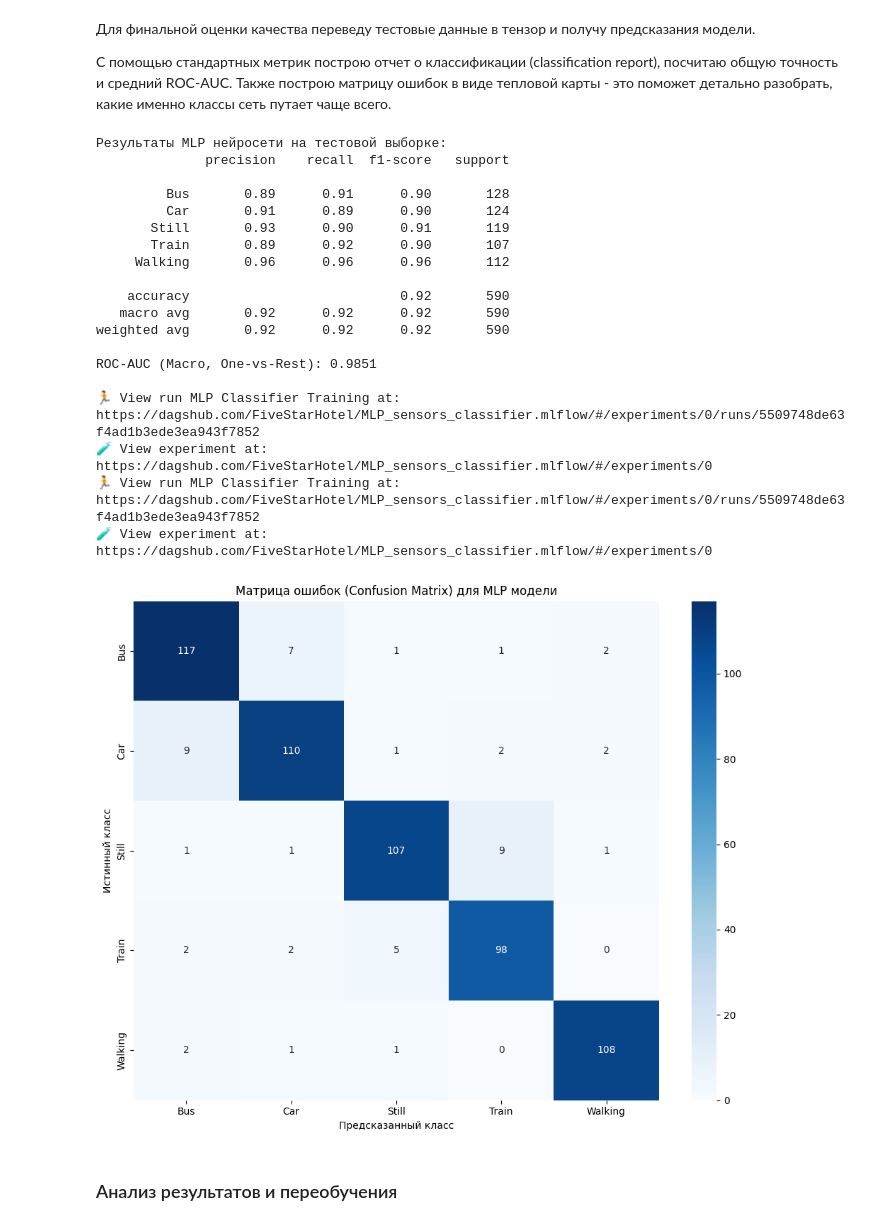
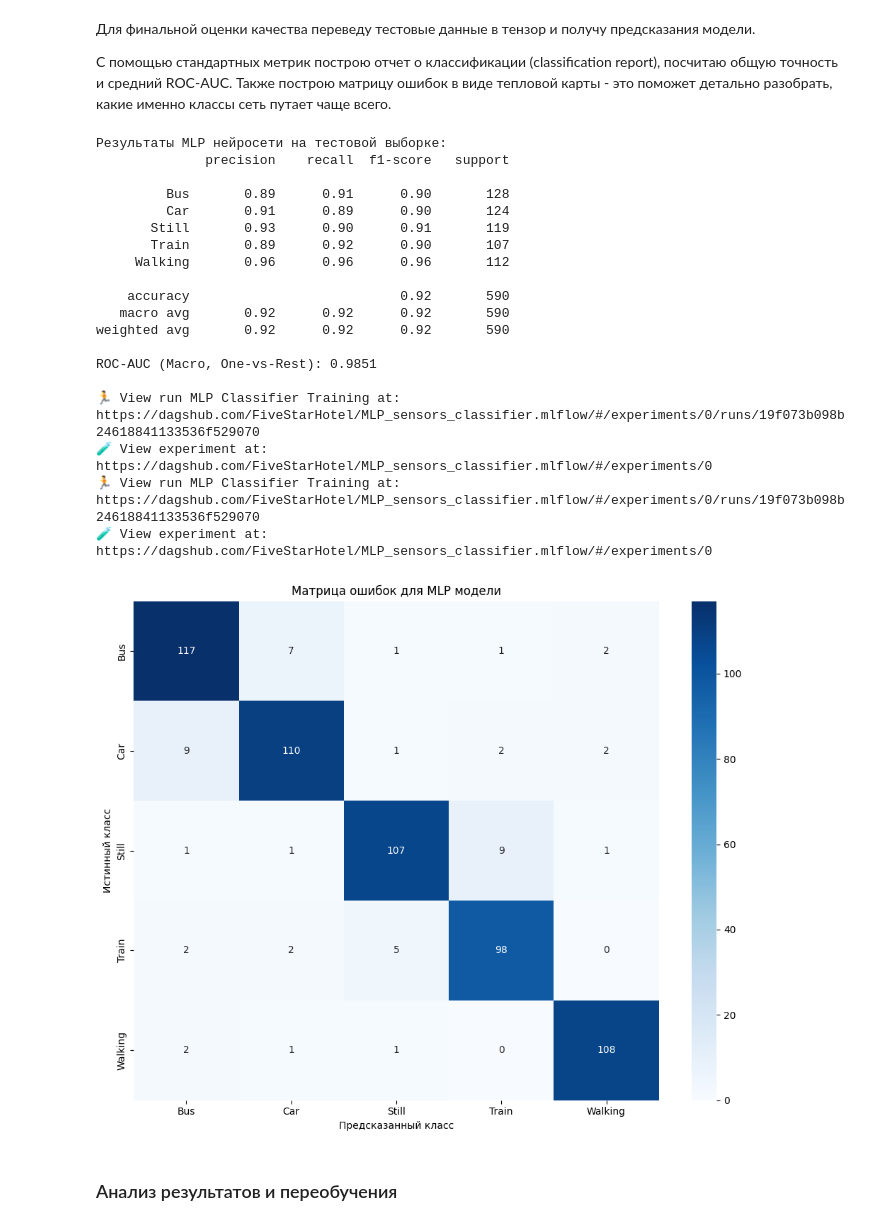
Before and after one commit to FiveStarHotel/IT-Academy-Final-Project, a Jupyter notebook: model/MLP.ipynb, the cells around one changed output. Drawn from its saved outputs; the diff is of its cells as text; code cells hidden in the pictures.

```diff
--- a/model/MLP.ipynb
+++ b/model/MLP.ipynb
@@ -637,27 +636,26 @@ from sklearn.metrics import classification_report, roc_auc_score, confusion_matr
 import matplotlib.pyplot as plt
 import seaborn as sns
 
-# Переводим тестовые признаки в тензор для инференса в TensorFlow
 X_test_tensor = tf.convert_to_tensor(X_test, dtype=tf.float32)
 
-# Получаем предсказания вероятностей (softmax)
+# предсказания вероятностей
 y_pred_probs = model.predict(X_test_tensor).numpy()
 
-# Индексы предсказанных и истинных классов
+# индексы предсказанных и истинных классов
 y_pred_classes = np.argmax(y_pred_probs, axis=1)
 y_true_classes = np.argmax(y_test, axis=1) # y_test One-Hot Encoded
 
-# Получаем названия классов из OneHotEncoder
+# названия классов из OneHotEncoder
 class_names = encoder.categories_[0]
 
 print("Результаты MLP нейросети на тестовой выборке:")
 print(classification_report(y_true_classes, y_pred_classes, target_names=class_names))
 
-# Рассчитываем метрику ROC-AUC Macro
+# ROC-AUC Macro
 mlp_roc_auc = roc_auc_score(y_test, y_pred_probs, multi_class="ovr", average="macro")
 print(f"ROC-AUC (Macro, One-vs-Rest): {mlp_roc_auc:.4f}\n")
 
-# Возобновляем ран MLflow и логгируем тестовые метрики
+# Возобновление рана MLflow, логгирование тестовых метрик
 try:
     with mlflow.start_run(run_id=mlp_run_id):
         mlflow.log_metric("test_accuracy", accuracy_score(y_true_classes, y_pred_classes))
@@ -666,7 +664,7 @@ try:
 except NameError:
     print("mlp_run_id is not defined. Skipping MLflow logging for test metrics.")
 
-# Строим тепловую карту матрицы ошибок (Confusion Matrix)
+# тепловая карта матрицы ошибок
 cm = confusion_matrix(y_true_classes, y_pred_classes)
 fig = plt.figure(figsize=(10, 8))
 sns.heatmap(
@@ -677,40 +675,40 @@ sns.heatmap(
     xticklabels=class_names,
     yticklabels=class_names
 )
-plt.title("Матрица ошибок (Confusion Matrix) для MLP модели")
+plt.title("Матрица ошибок для MLP модели")
 plt.ylabel("Истинный класс")
 plt.xlabel("Предсказанный класс")
 plt.tight_layout()
 
-# Логгируем тепловую карту как фигуру в MLflow
+# логгирование heatmap
 try:
     with mlflow.start_run(run_id=mlp_run_id):
         mlflow.log_figure(fig, "confusion_matrix.png")
 except NameError:
     pass
 
 plt.show()
 # %% [output]
 Результаты MLP нейросети на тестовой выборке:
               precision    recall  f1-score   support
 
          Bus       0.89      0.91      0.90       128
          Car       0.91      0.89      0.90       124
        Still       0.93      0.90      0.91       119
        Train       0.89      0.92      0.90       107
      Walking       0.96      0.96      0.96       112
 
     accuracy                           0.92       590
    macro avg       0.92      0.92      0.92       590
 weighted avg       0.92      0.92      0.92       590
 
 ROC-AUC (Macro, One-vs-Rest): 0.9851
 
-🏃 View run MLP Classifier Training at: https://dagshub.com/FiveStarHotel/MLP_sensors_classifier.mlflow/#/experiments/0/runs/5509748de63f4ad1b3ede3ea943f7852
+🏃 View run MLP Classifier Training at: https://dagshub.com/FiveStarHotel/MLP_sensors_classifier.mlflow/#/experiments/0/runs/19f073b098b24618841133536f529070
 🧪 View experiment at: https://dagshub.com/FiveStarHotel/MLP_sensors_classifier.mlflow/#/experiments/0
-🏃 View run MLP Classifier Training at: https://dagshub.com/FiveStarHotel/MLP_sensors_classifier.mlflow/#/experiments/0/runs/5509748de63f4ad1b3ede3ea943f7852
+🏃 View run MLP Classifier Training at: https://dagshub.com/FiveStarHotel/MLP_sensors_classifier.mlflow/#/experiments/0/runs/19f073b098b24618841133536f529070
 🧪 View experiment at: https://dagshub.com/FiveStarHotel/MLP_sensors_classifier.mlflow/#/experiments/0
-[figure, old version]
+[figure, new version]
 # %% [markdown]
 ### Анализ результатов и переобучения
 # %% [markdown]
```
Also changed, not shown: parts of 6 cells of this notebook, 3 other files.
